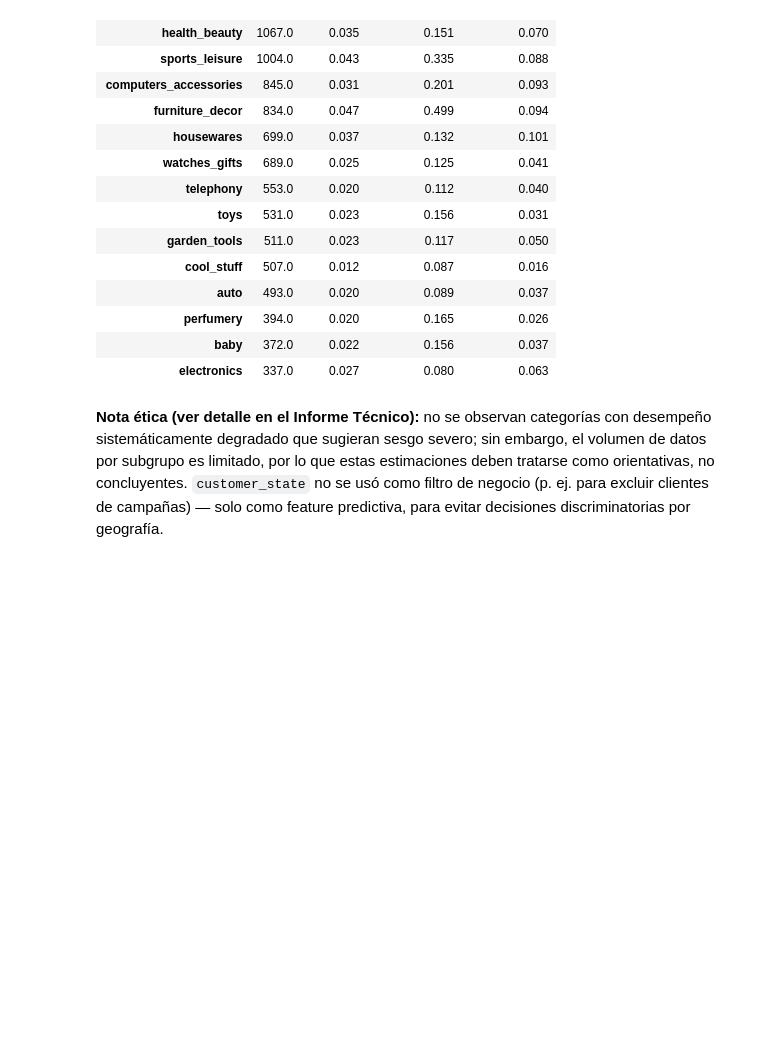
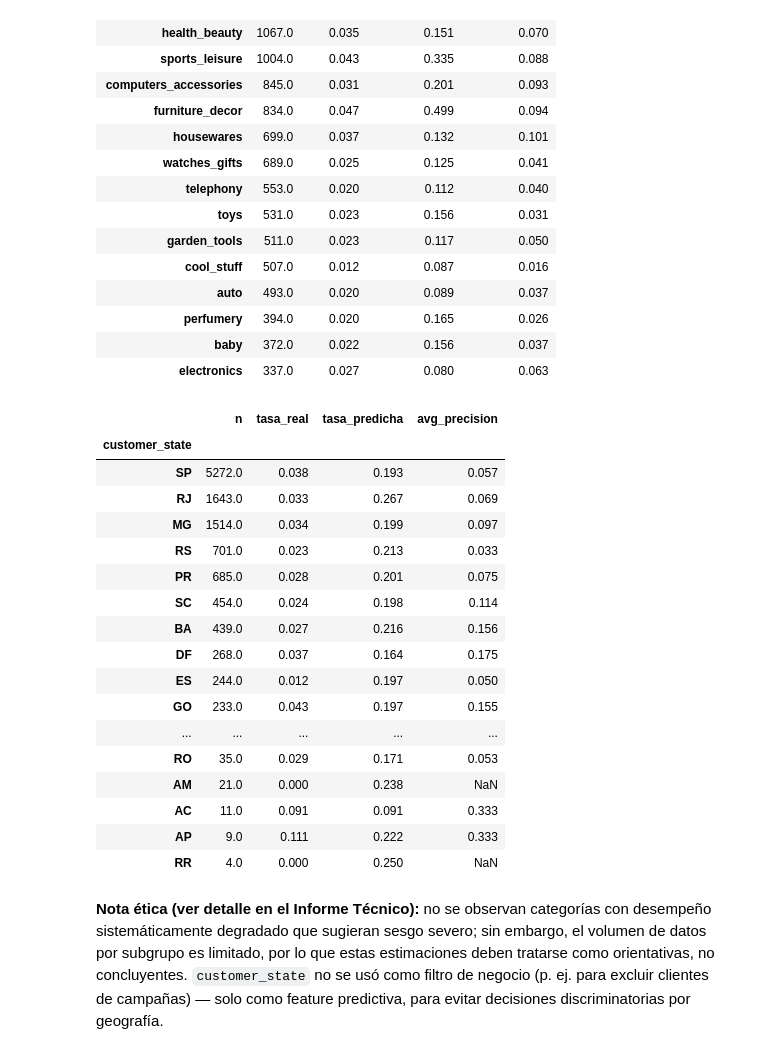
Before and after one commit to alexanderbaidal/ucg-olist-repeat-purchase-prediction, a Jupyter notebook: notebooks/NB2_Modelado_Validacion.ipynb, the cells around one changed output. Cells and saved outputs as stored; diff of their text form; code cells hidden in the pictures; blank space fills up the shorter version.

```diff
--- a/notebooks/NB2_Modelado_Validacion.ipynb
+++ b/notebooks/NB2_Modelado_Validacion.ipynb
@@ -385,6 +389,38 @@ subgroup_perf.round(3)
 | perfumery | 394.0 | 0.020 | 0.165 | 0.026 |
 | baby | 372.0 | 0.022 | 0.156 | 0.037 |
 | electronics | 337.0 | 0.027 | 0.080 | 0.063 |
+# %%
+
+subgroup_perf_state = (
+    raw_test.groupby("customer_state")
+    .apply(lambda g: pd.Series({
+        "n": len(g),
+        "tasa_real": g[TARGET].mean(),
+        "tasa_predicha": g["y_pred"].mean(),
+        "avg_precision": average_precision_score(g[TARGET], g["score"]) if g[TARGET].nunique() > 1 else np.nan,
+    }))
+    .sort_values("n", ascending=False)
+)
+subgroup_perf_state.round(3)
+# %% [output]
+|  | n | tasa_real | tasa_predicha | avg_precision |
+| customer_state |  |  |  |  |
+| SP | 5272.0 | 0.038 | 0.193 | 0.057 |
+| RJ | 1643.0 | 0.033 | 0.267 | 0.069 |
+| MG | 1514.0 | 0.034 | 0.199 | 0.097 |
+| RS | 701.0 | 0.023 | 0.213 | 0.033 |
+| PR | 685.0 | 0.028 | 0.201 | 0.075 |
+| SC | 454.0 | 0.024 | 0.198 | 0.114 |
+| BA | 439.0 | 0.027 | 0.216 | 0.156 |
+| DF | 268.0 | 0.037 | 0.164 | 0.175 |
+| ES | 244.0 | 0.012 | 0.197 | 0.050 |
+| GO | 233.0 | 0.043 | 0.197 | 0.155 |
+| ... | ... | ... | ... | ... |
+| RO | 35.0 | 0.029 | 0.171 | 0.053 |
+| AM | 21.0 | 0.000 | 0.238 | NaN |
+| AC | 11.0 | 0.091 | 0.091 | 0.333 |
+| AP | 9.0 | 0.111 | 0.222 | 0.333 |
+| RR | 4.0 | 0.000 | 0.250 | NaN |
 # %% [markdown]
 **Nota ética (ver detalle en el Informe Técnico):** no se observan categorías con desempeño sistemáticamente degradado que sugieran sesgo severo; sin embargo, el volumen de datos por subgrupo es limitado, por lo que estas estimaciones deben tratarse como orientativas, no concluyentes. `customer_state` no se usó como filtro de negocio (p. ej. para excluir clientes de campañas) — solo como feature predictiva, para evitar decisiones discriminatorias por geografía.
 # %% [markdown]
```
Also changed, not shown: parts of 9 cells of this notebook, 14 other files.
